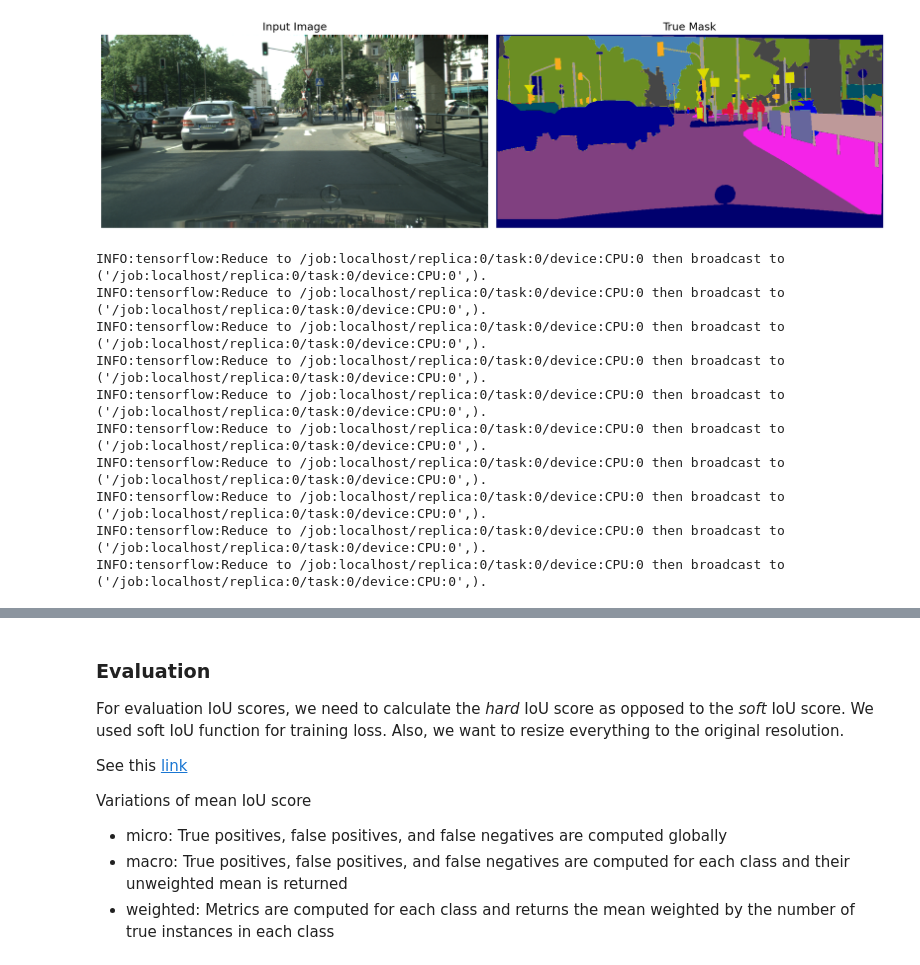
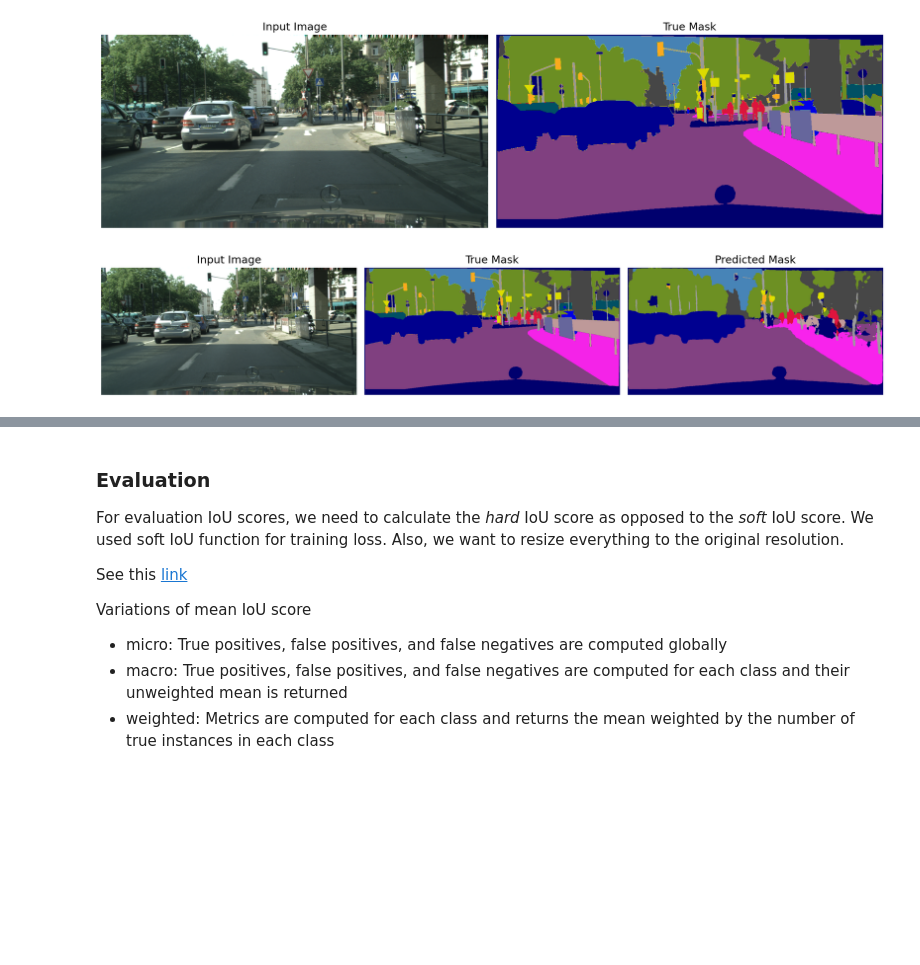
Before and after one commit to camlaedtke/cityscapes_cv, a Jupyter notebook: segmentation_model_experiments.ipynb, the cells around one changed output, grey strips where cells are left out. Drawn from its saved outputs; the diff is of its cells as text; code cells hidden in the pictures; blank space fills up the shorter version.

```diff
--- a/segmentation_model_experiments.ipynb
+++ b/segmentation_model_experiments.ipynb
@@ -245,56 +234,20 @@ class DisplayCallback(tf.keras.callbacks.Callback):
         show_predictions()
         print ('\nSample Prediction after epoch {}\n'.format(epoch+1))
 # %%
-K.clear_session()
-# model = U2NET(input_height=img_height, input_width=img_width, n_classes=n_classes)
+def iou_macro_coef(y_true, y_pred):
+    """
+    IOU = TP / (TP + FN + FP)
+    Gets the IoU score for each class (averaged over the batch), then computes the mean
+    When smooth=1, metrics where absent classes contribute to the class mean as 1.0
+    """
+    smooth = 1
+    iou_total = 0
+    for i in range(1, n_classes):
+        tp = tf.math.reduce_sum(y_pred[:,:,:,i] * y_true[:,:,:,i], axis=(1,2))
+        fn = tf.math.reduce_sum(y_true[:,:,:,i] * (1 - y_pred[:,:,:,i]), axis=(1,2))
+        fp = tf.math.reduce_sum(y_pred[:,:,:,i] * (1 - y_true[:,:,:,i]), axis=(1,2))
+        iou = tf.math.reduce_mean(tf.math.divide_no_nan(tp+smooth, tp+fn+fp+smooth), axis=0)
+        iou_total += iou
 
-with strategy.scope():
-
-    def iou_macro_coef(y_true, y_pred):
-        """
-        IOU = TP / (TP + FN + FP)
-        Gets the IoU score for each class (averaged over the batch), then computes the mean
-        When smooth=1, metrics where absent classes contribute to the class mean as 1.0
-        """
-        smooth = 1
-        iou_total = 0
-        for i in range(1, n_classes):
-            tp = tf.math.reduce_sum(y_pred[:,:,:,i] * y_true[:,:,:,i], axis=(1,2))
-            fn = tf.math.reduce_sum(y_true[:,:,:,i] * (1 - y_pred[:,:,:,i]), axis=(1,2))
-            fp = tf.math.reduce_sum(y_pred[:,:,:,i] * (1 - y_true[:,:,:,i]), axis=(1,2))
-            iou = tf.math.reduce_mean(tf.math.divide_no_nan(tp+smooth, tp+fn+fp+smooth), axis=0)
-            iou_total += iou
-
-        iou_macro = iou_total / (n_classes - 1)
-        return iou_macro
-
-    model = HRNet(input_height=img_height, input_width=img_width, n_classes=20, W=40)
-
-    cce_loss = tf.keras.losses.CategoricalCrossentropy()
-
-    initial_lr = 0.01
-    end_lr = 1e-5
-    decay_steps = 120000
-    learning_rate_fn = PolynomialDecay(
-        initial_lr,
-        decay_steps,
-        end_lr,
-        power=0.9
-    )
-
-    model.compile(
-        optimizer = SGD(learning_rate=learning_rate_fn, momentum=0.9, decay=0.0005),
-        loss = "categorical_crossentropy", # iou_loss,
-        metrics = ['accuracy', iou_macro_coef]
-    )
+    iou_macro = iou_total / (n_classes - 1)
+    return iou_macro
-# %% [output]
-INFO:tensorflow:Reduce to /job:localhost/replica:0/task:0/device:CPU:0 then broadcast to ('/job:localhost/replica:0/task:0/device:CPU:0',).
-INFO:tensorflow:Reduce to /job:localhost/replica:0/task:0/device:CPU:0 then broadcast to ('/job:localhost/replica:0/task:0/device:CPU:0',).
-INFO:tensorflow:Reduce to /job:localhost/replica:0/task:0/device:CPU:0 then broadcast to ('/job:localhost/replica:0/task:0/device:CPU:0',).
-INFO:tensorflow:Reduce to /job:localhost/replica:0/task:0/device:CPU:0 then broadcast to ('/job:localhost/replica:0/task:0/device:CPU:0',).
-INFO:tensorflow:Reduce to /job:localhost/replica:0/task:0/device:CPU:0 then broadcast to ('/job:localhost/replica:0/task:0/device:CPU:0',).
-INFO:tensorflow:Reduce to /job:localhost/replica:0/task:0/device:CPU:0 then broadcast to ('/job:localhost/replica:0/task:0/device:CPU:0',).
-INFO:tensorflow:Reduce to /job:localhost/replica:0/task:0/device:CPU:0 then broadcast to ('/job:localhost/replica:0/task:0/device:CPU:0',).
-INFO:tensorflow:Reduce to /job:localhost/replica:0/task:0/device:CPU:0 then broadcast to ('/job:localhost/replica:0/task:0/device:CPU:0',).
-INFO:tensorflow:Reduce to /job:localhost/replica:0/task:0/device:CPU:0 then broadcast to ('/job:localhost/replica:0/task:0/device:CPU:0',).
-INFO:tensorflow:Reduce to /job:localhost/replica:0/task:0/device:CPU:0 then broadcast to ('/job:localhost/replica:0/task:0/device:CPU:0',).
@@ -309,0 +265,4 @@ else:
+# %%
+show_predictions()
+# %% [output]
+[figure, added]
```
Also changed, not shown: parts of 12 cells of this notebook, 6 other files.
